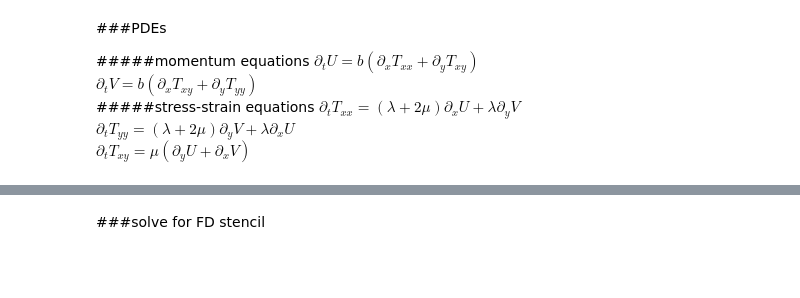
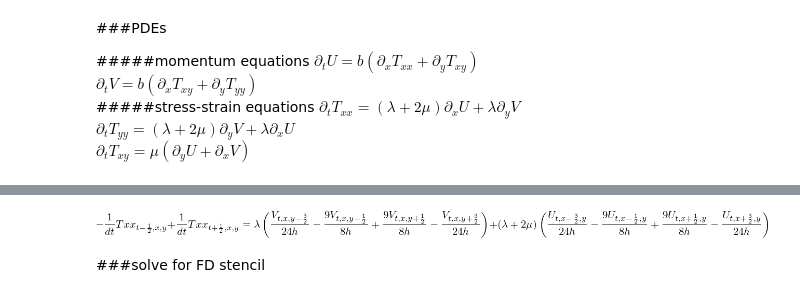
Before and after one commit to devitocodes/opesci-fd, a Jupyter notebook: codegen/demo_pochoir_convergent.ipynb, the cells around one changed output, grey strips where cells are left out. Cells and saved outputs as stored; diff of their text form; code cells hidden in the pictures; blank space fills up the shorter version.

```diff
--- a/codegen/demo_pochoir_convergent.ipynb
+++ b/codegen/demo_pochoir_convergent.ipynb
@@ -110,3 +113,7 @@ eq1
+# %%
+eq3
+# %% [output]
+[figure, added]
 # %% [markdown]
 ###solve for FD stencil
 # %%
```
Also changed, not shown: parts of 21 cells of this notebook, 1 other file.
